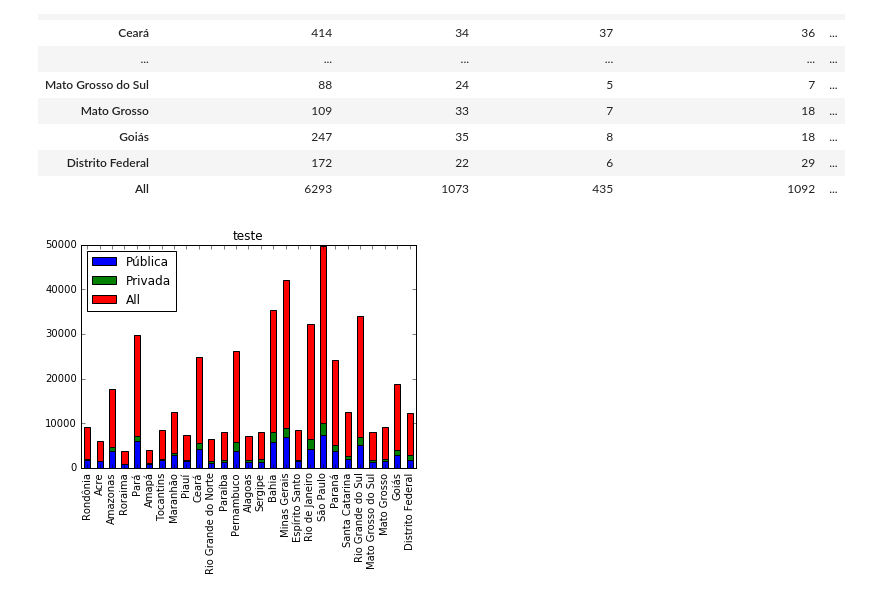
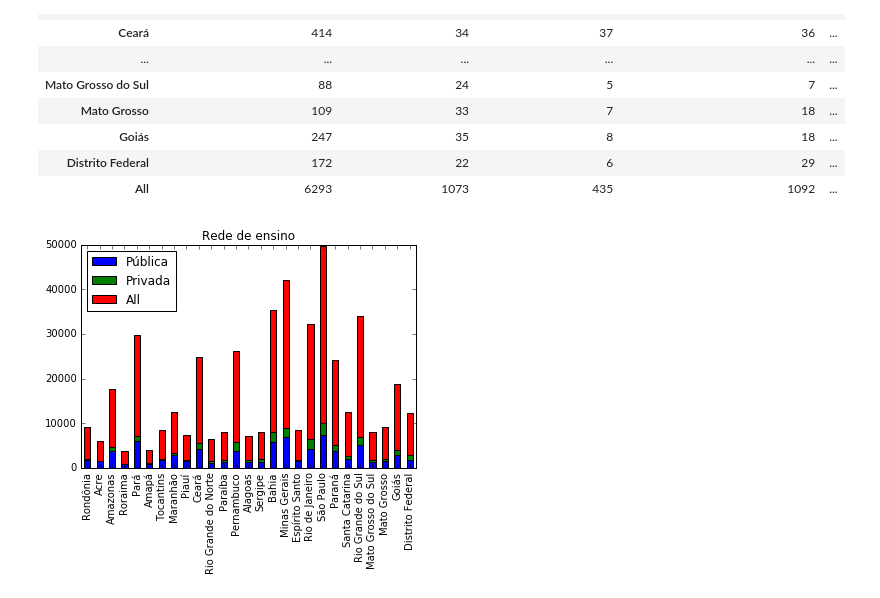
Before and after one commit to Formulos/CD, a Jupyter notebook: Aula 2/Aula02 Atividade Variáveis Qualitativas com PNAD.ipynb, the cells around one changed output. Drawn from its saved outputs; the diff is of its cells as text; code cells hidden in the pictures.

```diff
--- a/Aula 2/Aula02 Atividade Variáveis Qualitativas com PNAD.ipynb
+++ b/Aula 2/Aula02 Atividade Variáveis Qualitativas com PNAD.ipynb
@@ -103,5 +105,5 @@ dados.cor = dados.V0404.astype('category')
 dados.rede_ensino = dados.V6002.astype('category')
 dados.rede_ensino_grupos = dados.V4802.astype('category')
 dados.estado = dados.UF.astype('category')
-dados.renda = dados.V7122.astype('int') # renda mensal
-dados.horas_t = dados.V0713.astype('int') #horas de trabalho por semana
+#dados.renda = dados.V7122.astype('int') # renda mensal
+dados.idade = dados.V8005.astype('float')
@@ -269,8 +269,8 @@ ct4
 # %%
 ct3 = ct3.iloc[0:-1,]
 
 
-plot = ct3.plot(kind='bar', stacked=True,title='teste')
+plot = ct3.plot(kind='bar', stacked=True,title='Rede de ensino')
 # %% [output]
-[figure, old version]
+[figure, new version]
 # %%
```
Also changed, not shown: parts of 6 cells of this notebook.
